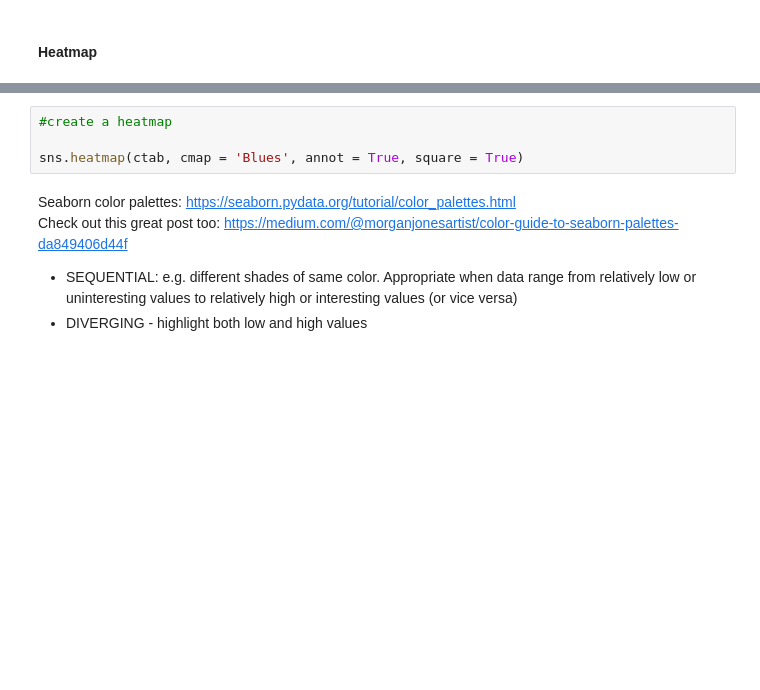
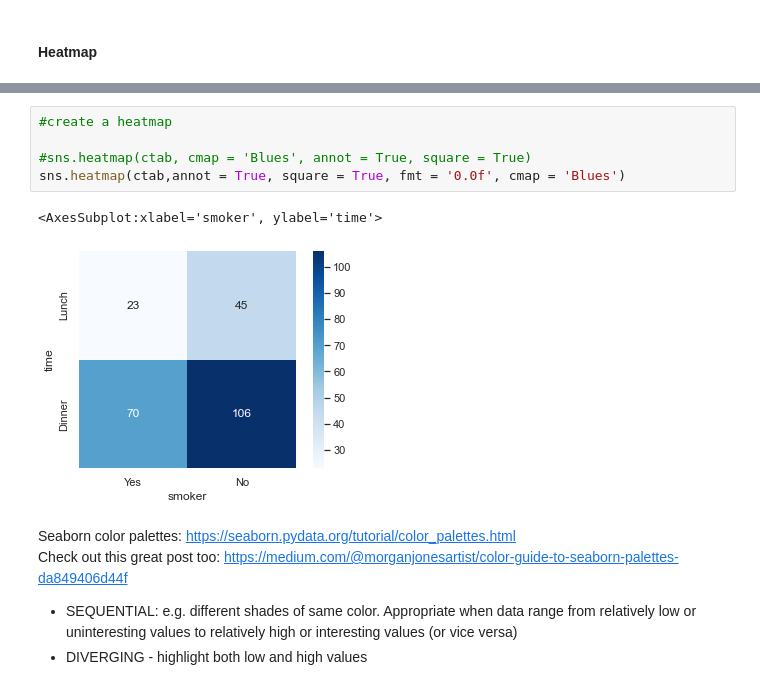
Before and after one commit to EribertoContreras/numpy-pandas-visualization-exercises, a Jupyter notebook: seaborn-lesson.ipynb, the cells around one changed output, grey strips where cells are left out. Drawn from its saved outputs; the diff is of its cells as text; blank space fills up the shorter version.

```diff
--- a/seaborn-lesson.ipynb
+++ b/seaborn-lesson.ipynb
@@ -343,7 +362,11 @@ ctab
 # %%
 #create a heatmap
 
-sns.heatmap(ctab, cmap = 'Blues', annot = True, square = True)
+#sns.heatmap(ctab, cmap = 'Blues', annot = True, square = True)
+sns.heatmap(ctab,annot = True, square = True, fmt = '0.0f', cmap = 'Blues')
+# %% [output]
+<AxesSubplot:xlabel='smoker', ylabel='time'>
+[figure, added]
 # %% [markdown]
 Seaborn color palettes: https://seaborn.pydata.org/tutorial/color_palettes.html
 Check out this great post too: https://medium.com/@morganjonesartist/color-guide-to-seaborn-palettes-da849406d44f
```
Also changed, not shown: parts of 9 cells of this notebook.
